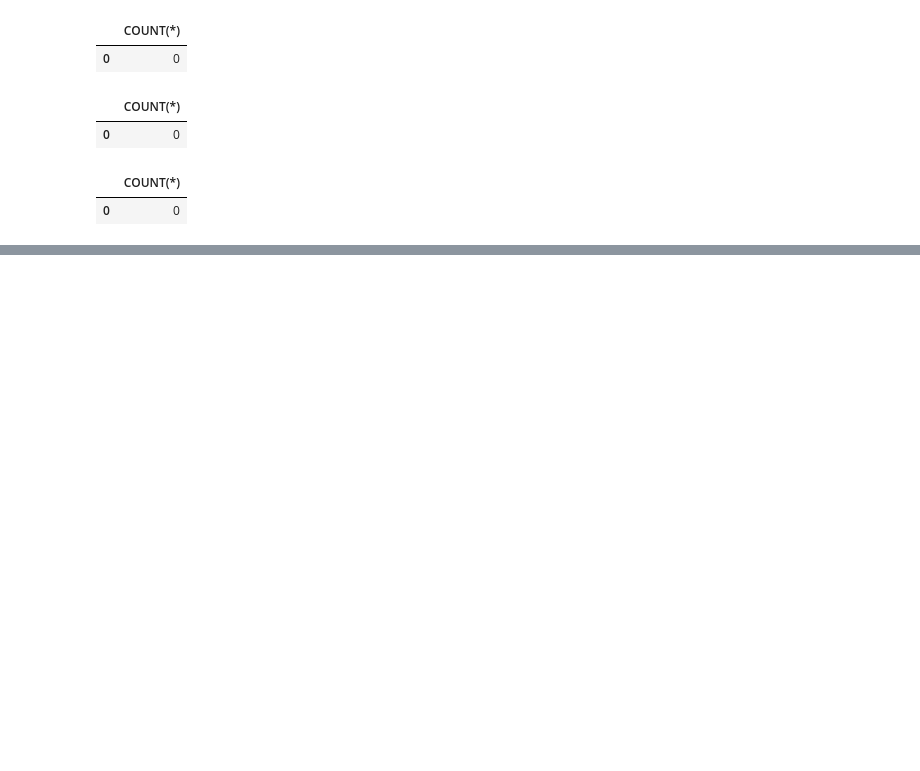
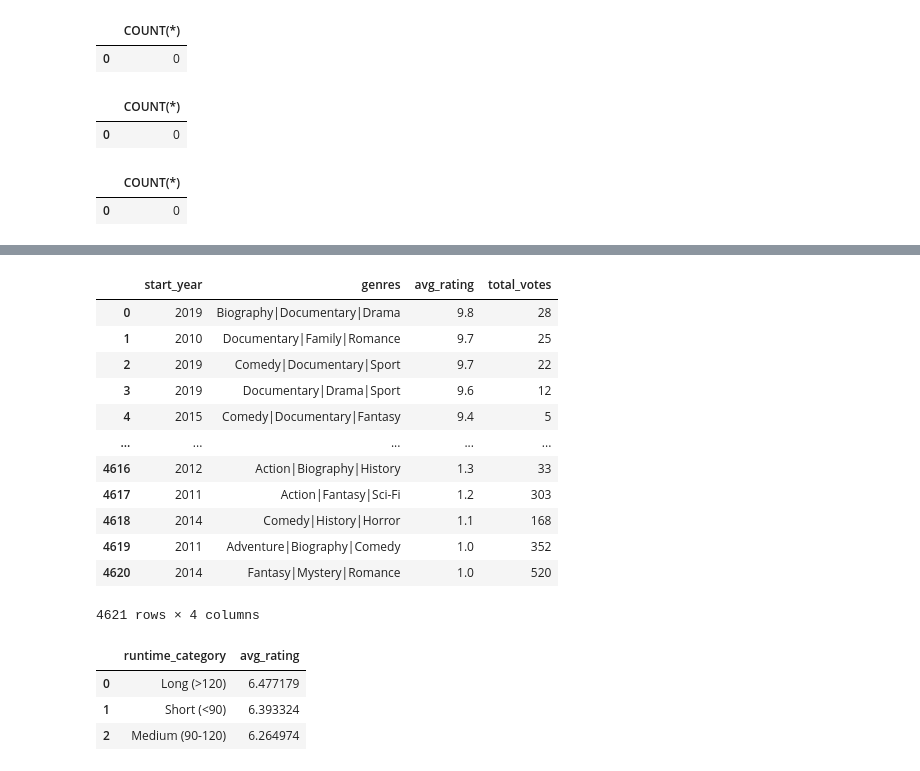
Before and after one commit to elrayoo0/Phase2_group_project, a Jupyter notebook: emma.ipynb, the cells around one changed output, grey strips where cells are left out. Saved outputs shown, nothing was run; the diff lists cells and outputs as text; code cells hidden in the pictures; blank space fills up the shorter version.

```diff
--- a/emma.ipynb
+++ b/emma.ipynb
@@ -190,0 +350,42 @@ pd.read_sql("""SELECT COUNT(*)
+# %%
+pd.read_sql("""SELECT
+            start_year, genres, ROUND(AVG(averagerating),2) AS avg_rating, SUM(numvotes) AS total_votes
+            FROM movie_basics
+            JOIN movie_ratings
+                ON movie_basics.movie_id= movie_ratings.movie_id
+            GROUP BY start_year, genres
+            ORDER BY avg_rating DESC;
+""",conn)
+# %% [output]
+|  | start_year | genres | avg_rating | total_votes |
+| 0 | 2019 | Biography|Documentary|Drama | 9.8 | 28 |
+| 1 | 2010 | Documentary|Family|Romance | 9.7 | 25 |
+| 2 | 2019 | Comedy|Documentary|Sport | 9.7 | 22 |
+| 3 | 2019 | Documentary|Drama|Sport | 9.6 | 12 |
+| 4 | 2015 | Comedy|Documentary|Fantasy | 9.4 | 5 |
+| ... | ... | ... | ... | ... |
+| 4616 | 2012 | Action|Biography|History | 1.3 | 33 |
+| 4617 | 2011 | Action|Fantasy|Sci-Fi | 1.2 | 303 |
+| 4618 | 2014 | Comedy|History|Horror | 1.1 | 168 |
+| 4619 | 2011 | Adventure|Biography|Comedy | 1.0 | 352 |
+| 4620 | 2014 | Fantasy|Mystery|Romance | 1.0 | 520 |
+4621 rows × 4 columns
+# %%
+pd.read_sql("""SELECT
+        CASE
+           WHEN runtime_minutes < 90 THEN 'Short (<90)'
+           WHEN runtime_minutes BETWEEN 90 AND 120 THEN 'Medium (90-120)'
+           ELSE 'Long (>120)'
+        END AS runtime_category,
+        AVG(averagerating) AS avg_rating
+        FROM movie_basics
+        JOIN movie_ratings
+            USING (movie_id)
+        GROUP BY runtime_category
+        ORDER BY avg_rating DESC;
+""", conn)
+# %% [output]
+|  | runtime_category | avg_rating |
+| 0 | Long (>120) | 6.477179 |
+| 1 | Short (<90) | 6.393324 |
+| 2 | Medium (90-120) | 6.264974 |
```
Also changed, not shown: parts of 14 cells of this notebook.
